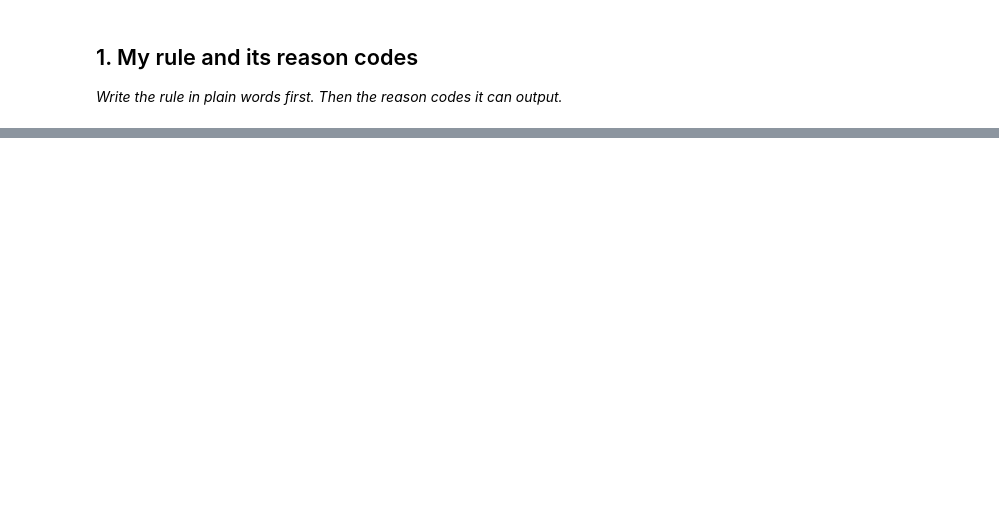
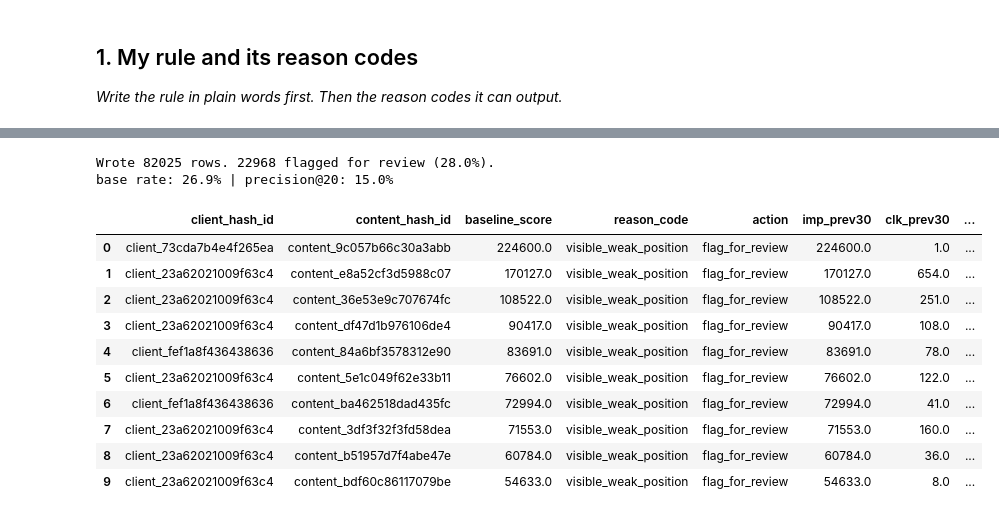
Before and after one commit to stfnnnnnnn/karl-mangahas-flyrank, a Jupyter notebook: work/notebooks/w04_baseline_score.ipynb, the cells around one changed output, grey strips where cells are left out. Saved outputs shown, nothing was run; the diff lists cells and outputs as text; code cells hidden in the pictures; blank space fills up the shorter version.

```diff
--- a/work/notebooks/w04_baseline_score.ipynb
+++ b/work/notebooks/w04_baseline_score.ipynb
@@ -8,0 +42,19 @@ This skeleton is yours to fill. Work the sections **in order** — each one has
+# %%
+REL = "hf://datasets/FlyRank/internship-warehouse"
+
+TABLES = {
+    "dim_clients":
+        f"read_parquet('{REL}/dim_clients.parquet')",
+
+    "dim_content":
+        f"read_parquet('{REL}/dim_content.parquet')",
+
+    "fact_daily":
+        f"read_parquet('{REL}/fact_content_daily_performance/**/*.parquet')",
+
+    "fact_daily_sample":
+        f"read_parquet('{REL}/fact_content_daily_performance_sample.parquet')",
+
+    "fact_query_90d":
+        f"read_parquet('{REL}/fact_content_query_90d.parquet')",
+}
@@ -36,0 +190,41 @@ This skeleton is yours to fill. Work the sections **in order** — each one has
+# %%
+import os
+
+features["is_visible"] = (features["imp_prev30"] >= 300).astype(int)
+features["is_weak_position"] = (features["pos_last30"] > 10).astype(int)
+
+features["baseline_score"] = (
+    features["is_visible"] * features["is_weak_position"] * features["imp_prev30"]
+)
+features["reason_code"] = "visible_weak_position"
+features["action"] = np.where(features["baseline_score"] > 0, "flag_for_review", "no_action")
+
+ranked = features.sort_values("baseline_score", ascending=False).reset_index(drop=True)
+
+os.makedirs("work/outputs", exist_ok=True)
+out_cols = [
+    "client_hash_id", "content_hash_id", "baseline_score", "reason_code", "action",
+    "imp_prev30", "clk_prev30", "pos_last30", "is_declining",
+]
+ranked[out_cols].to_csv("work/outputs/baseline_action_score.csv", index=False)
+
+n_flagged = int((ranked["baseline_score"] > 0).sum())
+base_rate = ranked["is_declining"].mean()
+p20 = ranked["is_declining"].head(20).mean()
+print(f"Wrote {len(ranked)} rows. {n_flagged} flagged for review ({n_flagged/len(ranked):.1%}).")
+print(f"base rate: {base_rate:.1%} | precision@20: {p20:.1%}")
+ranked[out_cols].head(10)
+# %% [output]
+Wrote 82025 rows. 22968 flagged for review (28.0%).
+base rate: 26.9% | precision@20: 15.0%
+|  | client_hash_id | content_hash_id | baseline_score | reason_code | action | imp_prev30 | clk_prev30 | ... |
+| 0 | client_73cda7b4e4f265ea | content_9c057b66c30a3abb | 224600.0 | visible_weak_position | flag_for_review | 224600.0 | 1.0 | ... |
+| 1 | client_23a62021009f63c4 | content_e8a52cf3d5988c07 | 170127.0 | visible_weak_position | flag_for_review | 170127.0 | 654.0 | ... |
+| 2 | client_23a62021009f63c4 | content_36e53e9c707674fc | 108522.0 | visible_weak_position | flag_for_review | 108522.0 | 251.0 | ... |
+| 3 | client_23a62021009f63c4 | content_df47d1b976106de4 | 90417.0 | visible_weak_position | flag_for_review | 90417.0 | 108.0 | ... |
+| 4 | client_fef1a8f436438636 | content_84a6bf3578312e90 | 83691.0 | visible_weak_position | flag_for_review | 83691.0 | 78.0 | ... |
+| 5 | client_23a62021009f63c4 | content_5e1c049f62e33b11 | 76602.0 | visible_weak_position | flag_for_review | 76602.0 | 122.0 | ... |
+| 6 | client_fef1a8f436438636 | content_ba462518dad435fc | 72994.0 | visible_weak_position | flag_for_review | 72994.0 | 41.0 | ... |
+| 7 | client_23a62021009f63c4 | content_3df3f32f3fd58dea | 71553.0 | visible_weak_position | flag_for_review | 71553.0 | 160.0 | ... |
+| 8 | client_23a62021009f63c4 | content_b51957d7f4abe47e | 60784.0 | visible_weak_position | flag_for_review | 60784.0 | 36.0 | ... |
+| 9 | client_23a62021009f63c4 | content_bdf60c86117079be | 54633.0 | visible_weak_position | flag_for_review | 54633.0 | 8.0 | ... |
```
Also changed, not shown: parts of 22 cells of this notebook.
